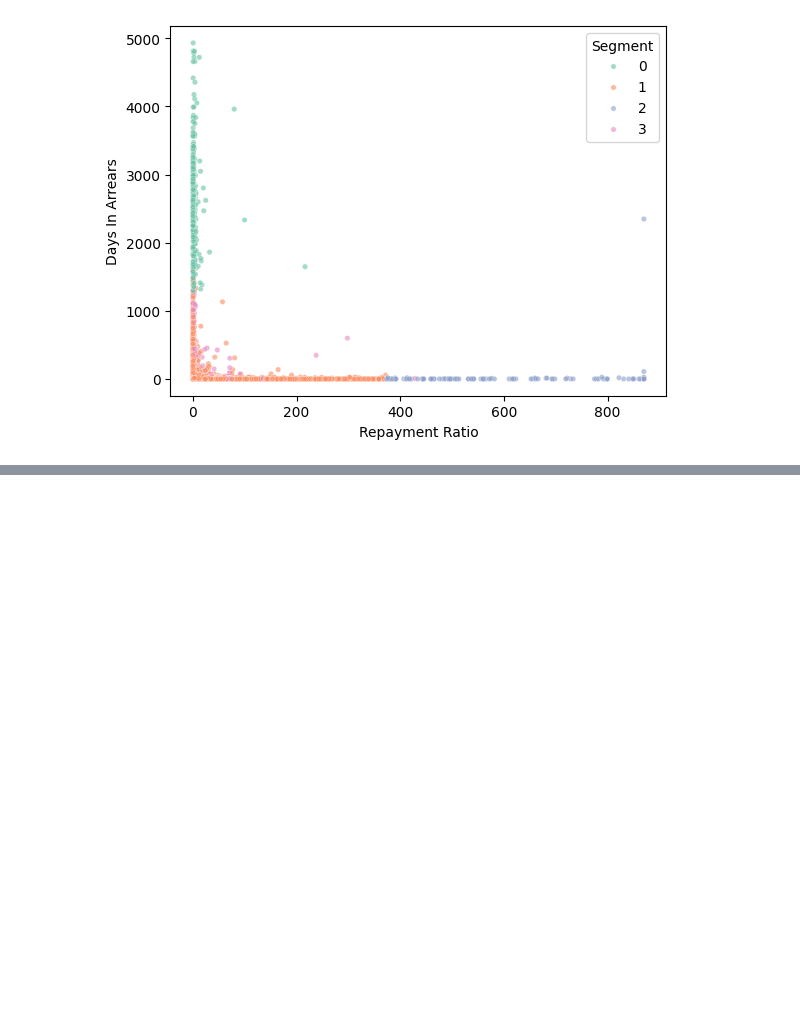
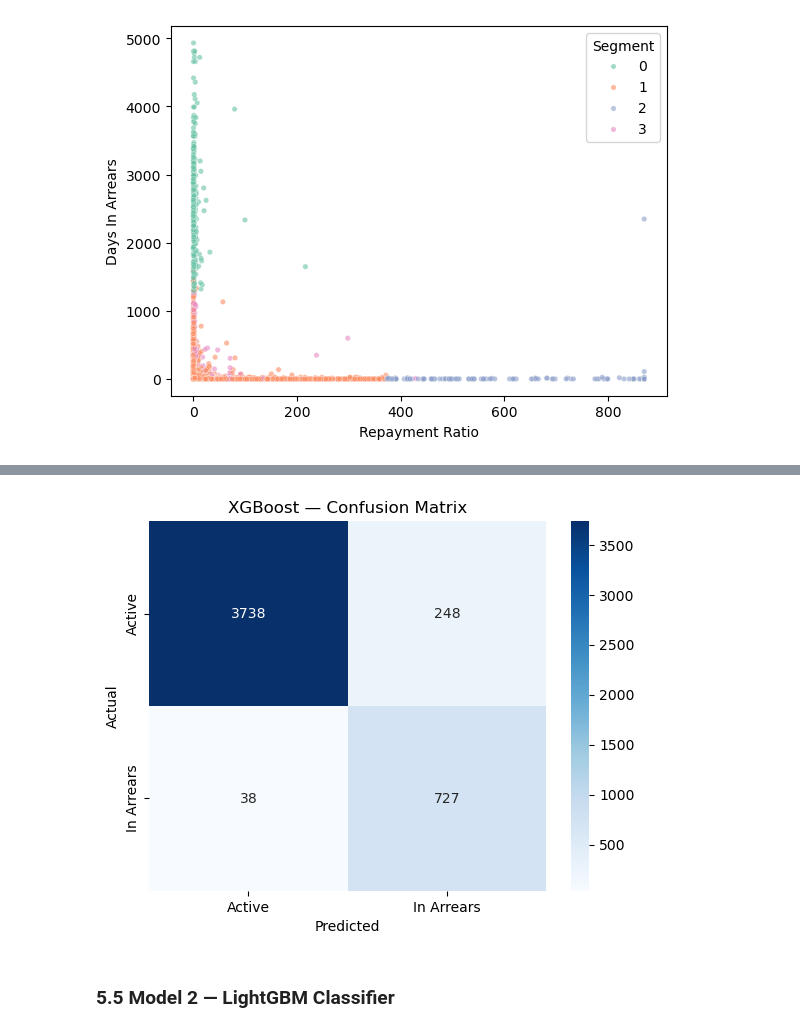
Before and after one commit to lemwaizz/DSFT_G6_Capstone, a Jupyter notebook: financial_dna.ipynb, the cells around one changed output, grey strips where cells are left out. Saved outputs shown, nothing was run; the diff lists cells and outputs as text; code cells hidden in the pictures; blank space fills up the shorter version.

Commit message:
Risk/ Arrears Prediction Model

```diff
--- a/financial_dna.ipynb
+++ b/financial_dna.ipynb
@@ -1151,0 +1257,6 @@ plt.show()
+# %%
+X_train, X_test, y_train, y_test = train_test_split(
+    X_encoded, y, test_size=0.2, random_state=42, stratify=y
+)
+print("Train:", X_train.shape, " Test:", X_test.shape)
+print(y_train.value_counts(normalize=True))
@@ -1151,0 +1271,27 @@ plt.show()
+# %%
+scale_pos_weight = (y_train == 0).sum() / (y_train == 1).sum()
+
+xgb_model = xgb.XGBClassifier(
+    n_estimators=300,
+    max_depth=5,
+    learning_rate=0.05,
+    subsample=0.8,
+    colsample_bytree=0.8,
+    scale_pos_weight=scale_pos_weight,
+    eval_metric='auc',
+    random_state=42,
+    n_jobs=-1
+)
+
+# Sanitize column names for XGBoost compatibility
+X_train.columns = X_train.columns.str.replace('[^A-Za-z0-9_]+', '_', regex=True)
+X_test.columns = X_test.columns.str.replace('[^A-Za-z0-9_]+', '_', regex=True)
+
+xgb_model.fit(X_train, y_train)
+
+xgb_pred = xgb_model.predict(X_test)
+xgb_proba = xgb_model.predict_proba(X_test)[:, 1]  # this is the "risk score"
+
+print("XGBoost Results")
+print(classification_report(y_test, xgb_pred))
+print("ROC-AUC:", round(roc_auc_score(y_test, xgb_proba), 4))
@@ -1151,0 +1310,12 @@ plt.show()
+# %%
+cm = confusion_matrix(y_test, xgb_pred)
+sns.heatmap(cm, annot=True, fmt='d', cmap='Blues',
+            xticklabels=['Active', 'In Arrears'], yticklabels=['Active', 'In Arrears'])
+plt.title('XGBoost — Confusion Matrix')
+plt.xlabel('Predicted')
+plt.ylabel('Actual')
+plt.show()
+# %% [output]
+[figure, added]
+# %% [markdown]
+### 5.5 Model 2 — LightGBM Classifier
```
Also changed, not shown: parts of 38 cells of this notebook.
